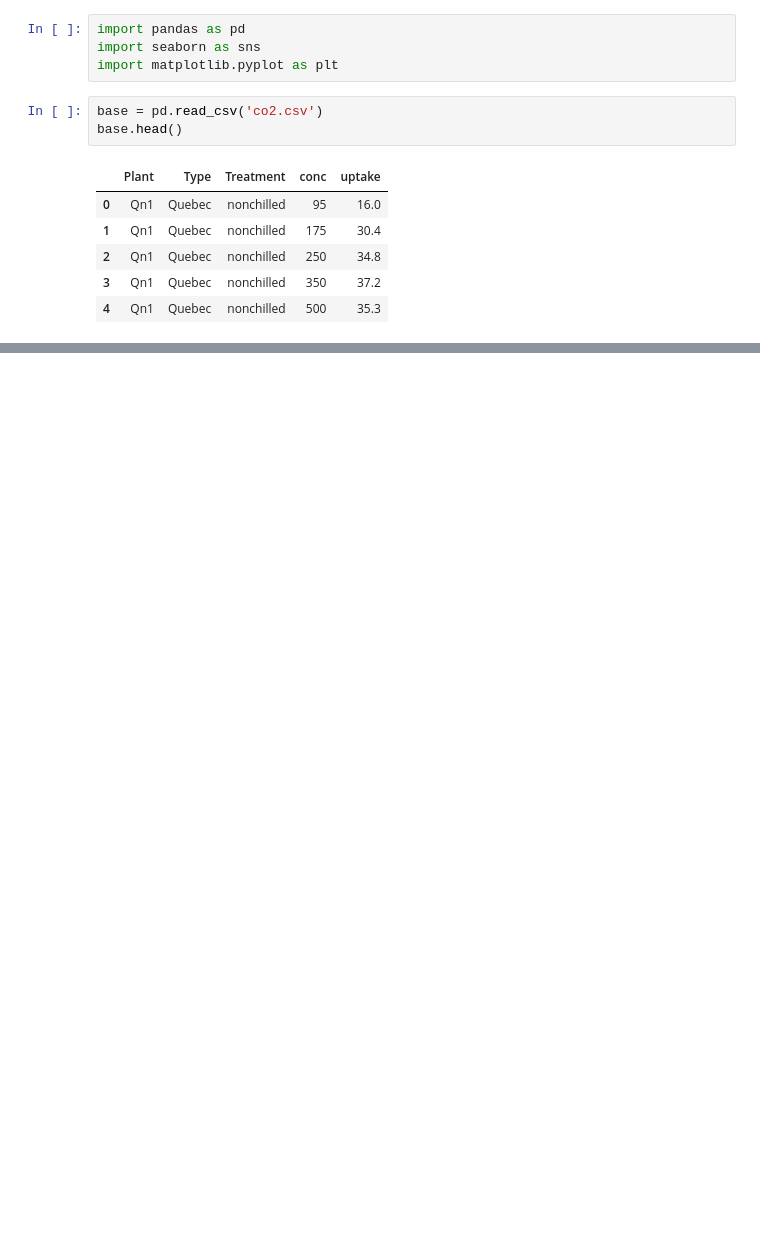
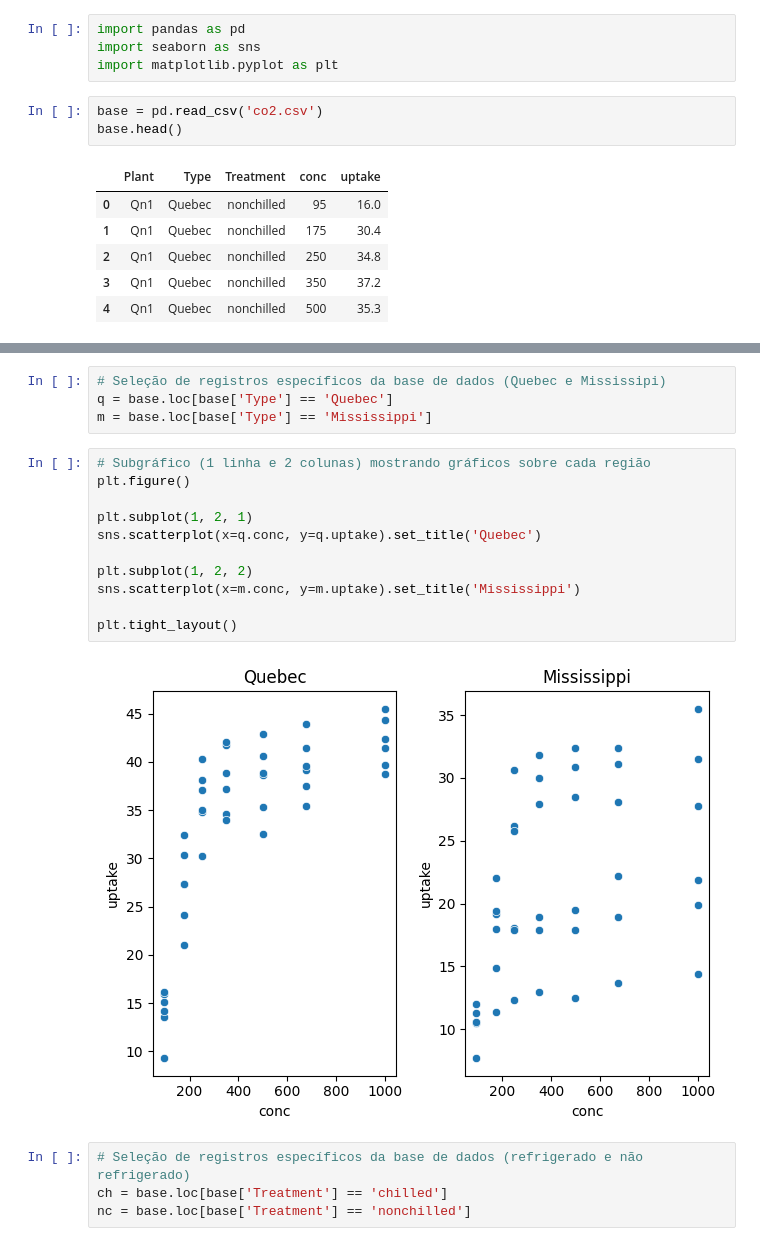
Before and after one commit to guipaleari/udemy_estudo_python, a Jupyter notebook: 03.Graficos/20.dispersão com seaborn.ipynb, the cells around one changed output, grey strips where cells are left out. Drawn from its saved outputs; the diff is of its cells as text; blank space fills up the shorter version.

```diff
--- a/03.Graficos/20.dispersão com seaborn.ipynb
+++ b/03.Graficos/20.dispersão com seaborn.ipynb
@@ -18,0 +21,21 @@ TypeError: scatterplot() takes from 0 to 1 positional arguments but 2 positional
+# %%
+# Seleção de registros específicos da base de dados (Quebec e Mississipi)
+q = base.loc[base['Type'] == 'Quebec']
+m = base.loc[base['Type'] == 'Mississippi']
+# %%
+# Subgráfico (1 linha e 2 colunas) mostrando gráficos sobre cada região
+plt.figure()
+
+plt.subplot(1, 2, 1)
+sns.scatterplot(x=q.conc, y=q.uptake).set_title('Quebec')
+
+plt.subplot(1, 2, 2)
+sns.scatterplot(x=m.conc, y=m.uptake).set_title('Mississippi')
+
+plt.tight_layout()
+# %% [output]
+[figure, added]
+# %%
+# Seleção de registros específicos da base de dados (refrigerado e não refrigerado)
+ch = base.loc[base['Treatment'] == 'chilled']
+nc = base.loc[base['Treatment'] == 'nonchilled']
```
Also changed, not shown: parts of 5 cells of this notebook.
